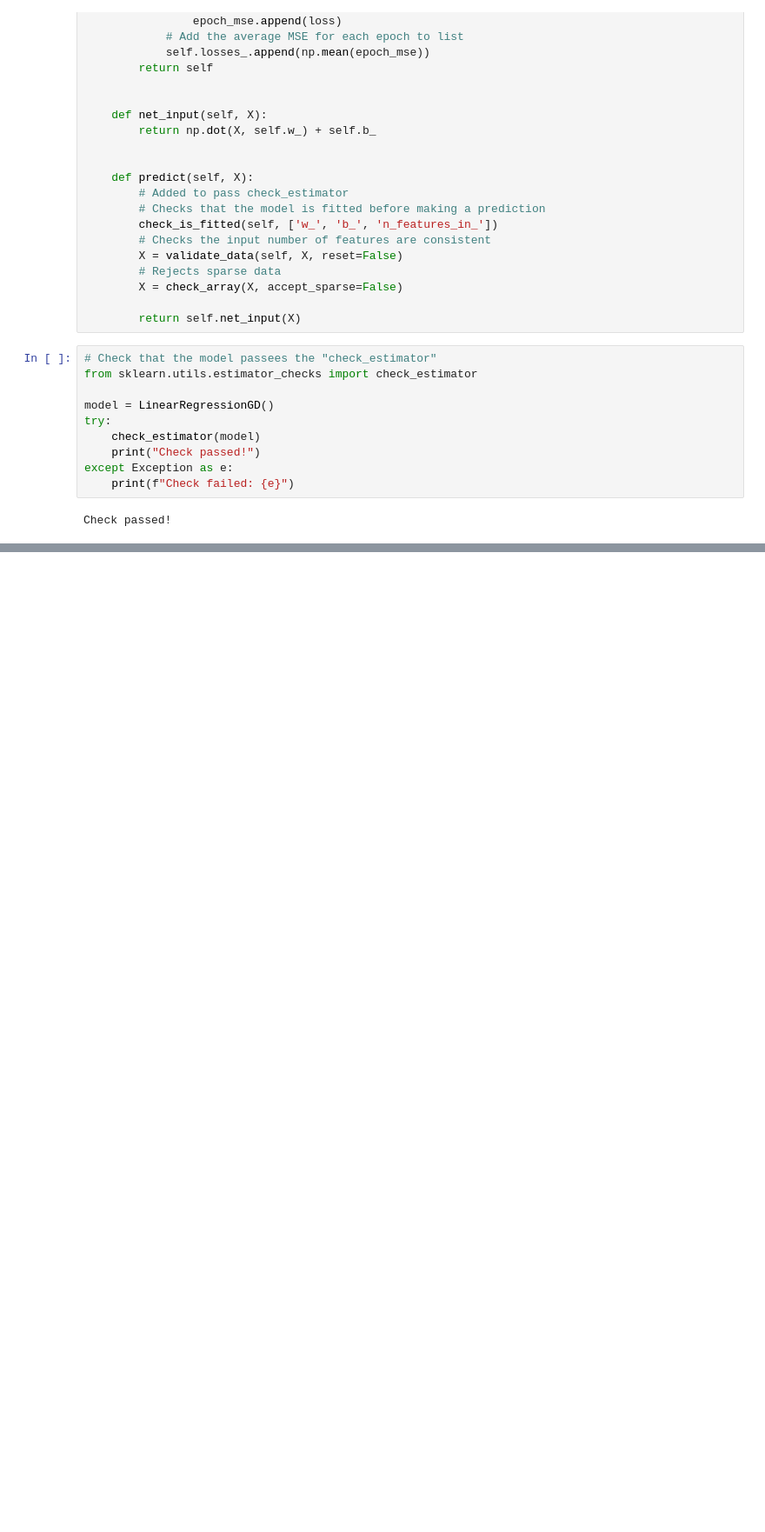
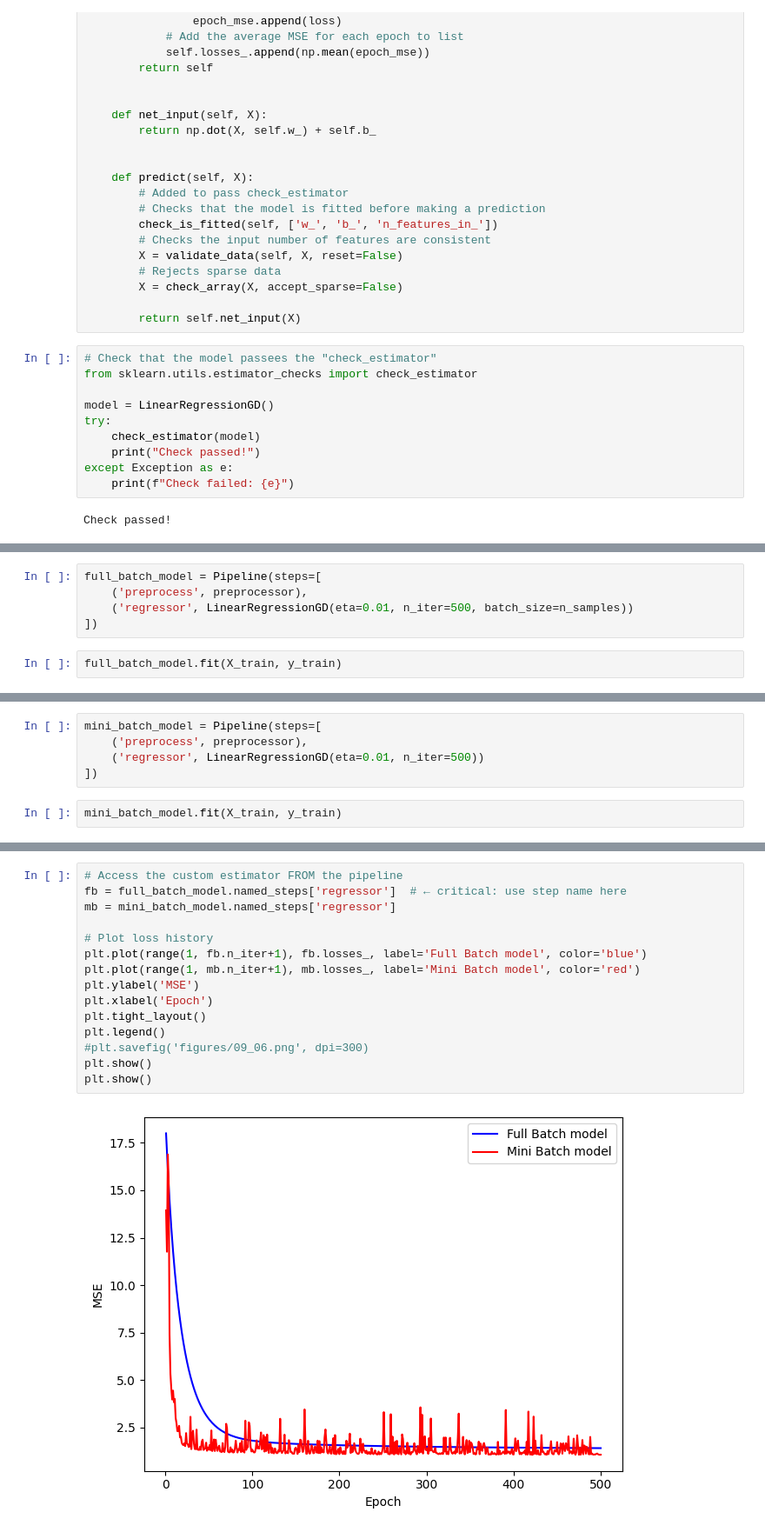
Before and after one commit to Vyrima/DL_Demo, a Jupyter notebook: notebooks/MiniProject.ipynb, the cells around one changed output, grey strips where cells are left out. Shown at 87% size. Saved outputs shown, nothing was run; the diff lists cells and outputs as text; blank space fills up the shorter version.

Commit message:
Added training, evaluation, and plot for part 3.2 with full batch and mini batch.

```diff
--- a/notebooks/MiniProject.ipynb
+++ b/notebooks/MiniProject.ipynb
@@ -431,0 +438,7 @@ Check passed!
+# %%
+full_batch_model = Pipeline(steps=[
+    ('preprocess', preprocessor),
+    ('regressor', LinearRegressionGD(eta=0.01, n_iter=500, batch_size=n_samples))
+])
+# %%
+full_batch_model.fit(X_train, y_train)
@@ -431,0 +481,7 @@ Check passed!
+# %%
+mini_batch_model = Pipeline(steps=[
+    ('preprocess', preprocessor),
+    ('regressor', LinearRegressionGD(eta=0.01, n_iter=500))
+])
+# %%
+mini_batch_model.fit(X_train, y_train)
@@ -431,0 +524,17 @@ Check passed!
+# %%
+# Access the custom estimator FROM the pipeline
+fb = full_batch_model.named_steps['regressor']  # ← critical: use step name here
+mb = mini_batch_model.named_steps['regressor']
+
+# Plot loss history
+plt.plot(range(1, fb.n_iter+1), fb.losses_, label='Full Batch model', color='blue')
+plt.plot(range(1, mb.n_iter+1), mb.losses_, label='Mini Batch model', color='red')
+plt.ylabel('MSE')
+plt.xlabel('Epoch')
+plt.tight_layout()
+plt.legend()
+#plt.savefig('figures/09_06.png', dpi=300)
+plt.show()
+plt.show()
+# %% [output]
+[figure, added]
```
Also changed, not shown: parts of 7 cells of this notebook.
